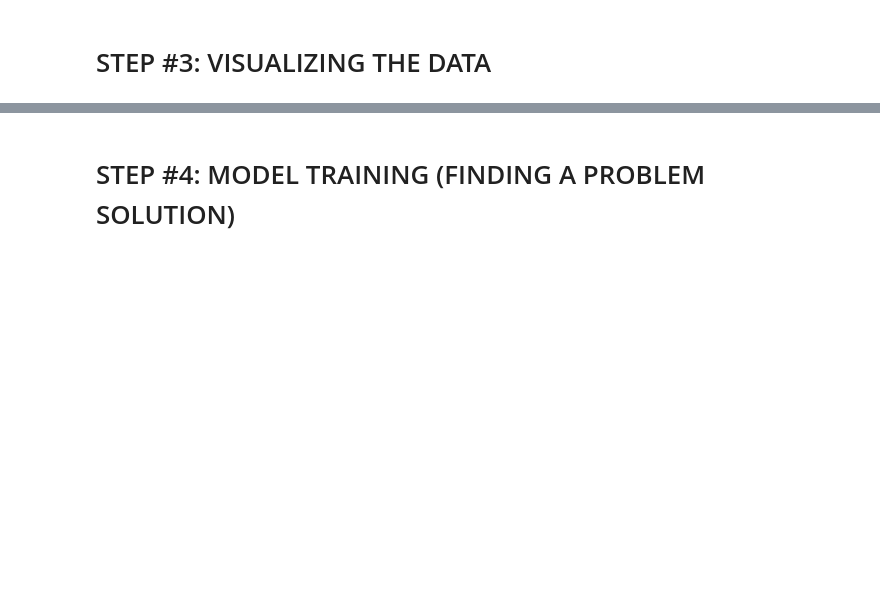
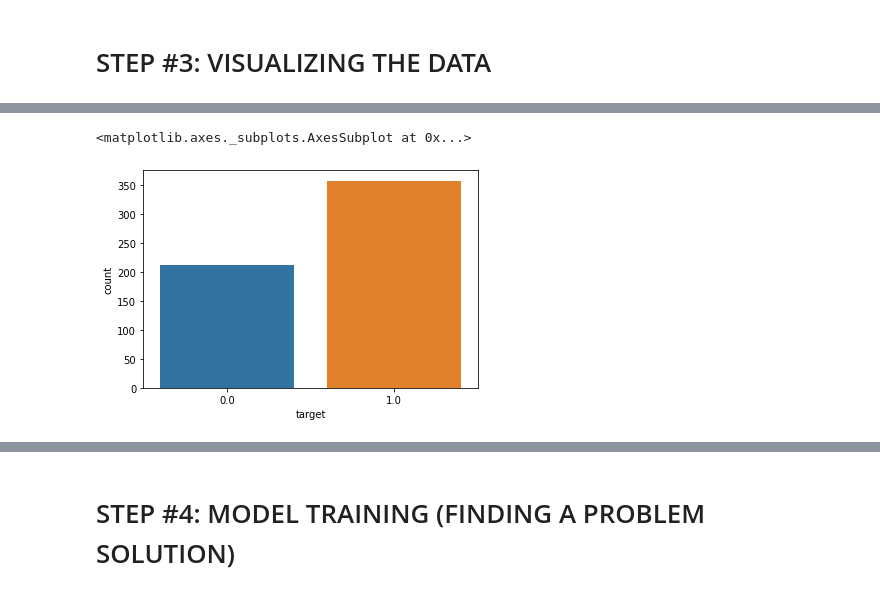
Before and after one commit to yashguptaab99/Breast-Cancer-Classification-Case-Study, a Jupyter notebook: Breast_Cancer.ipynb, the cells around one changed output, grey strips where cells are left out. Saved outputs shown, nothing was run; the diff lists cells and outputs as text; code cells hidden in the pictures; blank space fills up the shorter version.

```diff
--- a/Breast_Cancer.ipynb
+++ b/Breast_Cancer.ipynb
@@ -35,0 +59,5 @@ https://archive.ics.uci.edu/ml/datasets/Breast+Cancer+Wisconsin+(Diagnostic)
+# %%
+sns.countplot(df_cancer['target'])
+# %% [output]
+<matplotlib.axes._subplots.AxesSubplot at 0x...>
+[figure, added]
```
Also changed, not shown: parts of 5 cells of this notebook.
